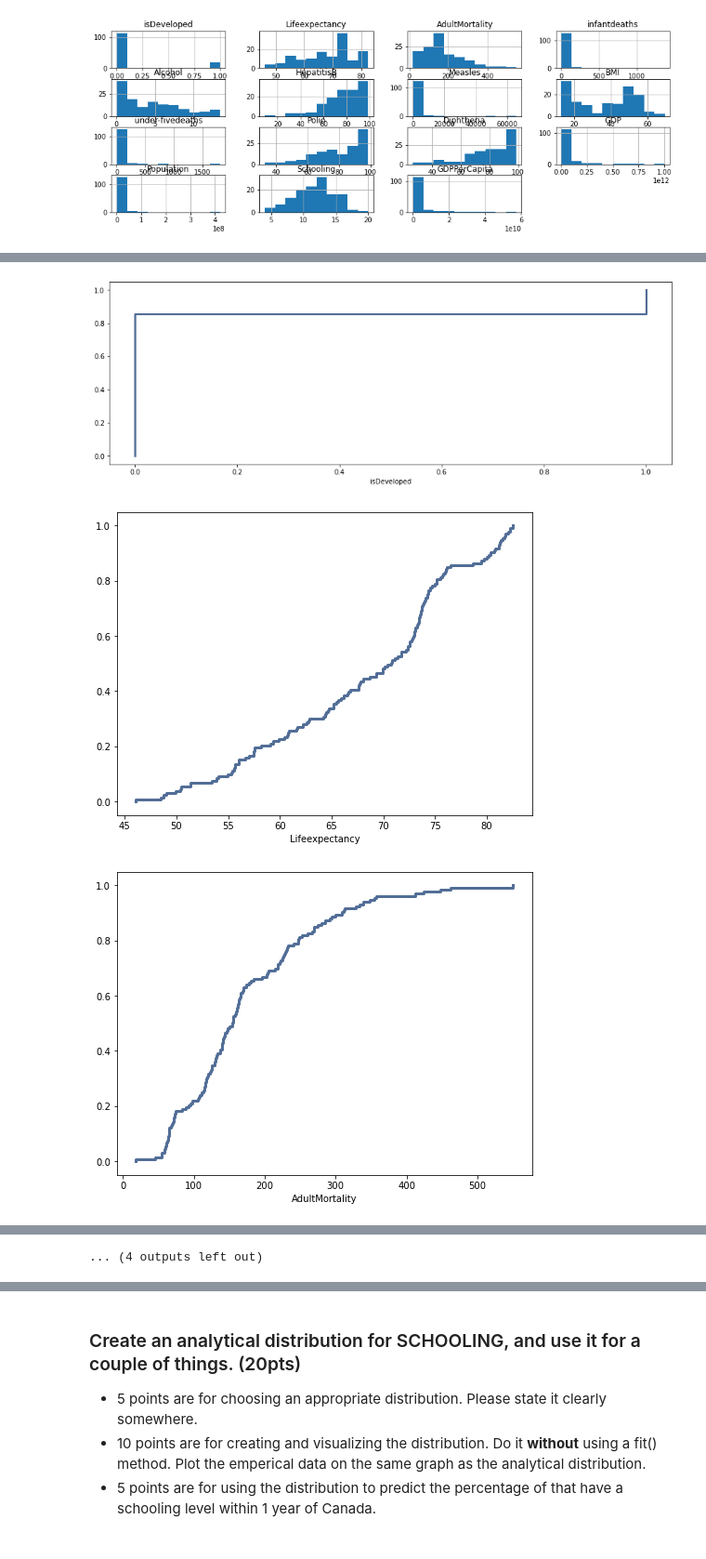
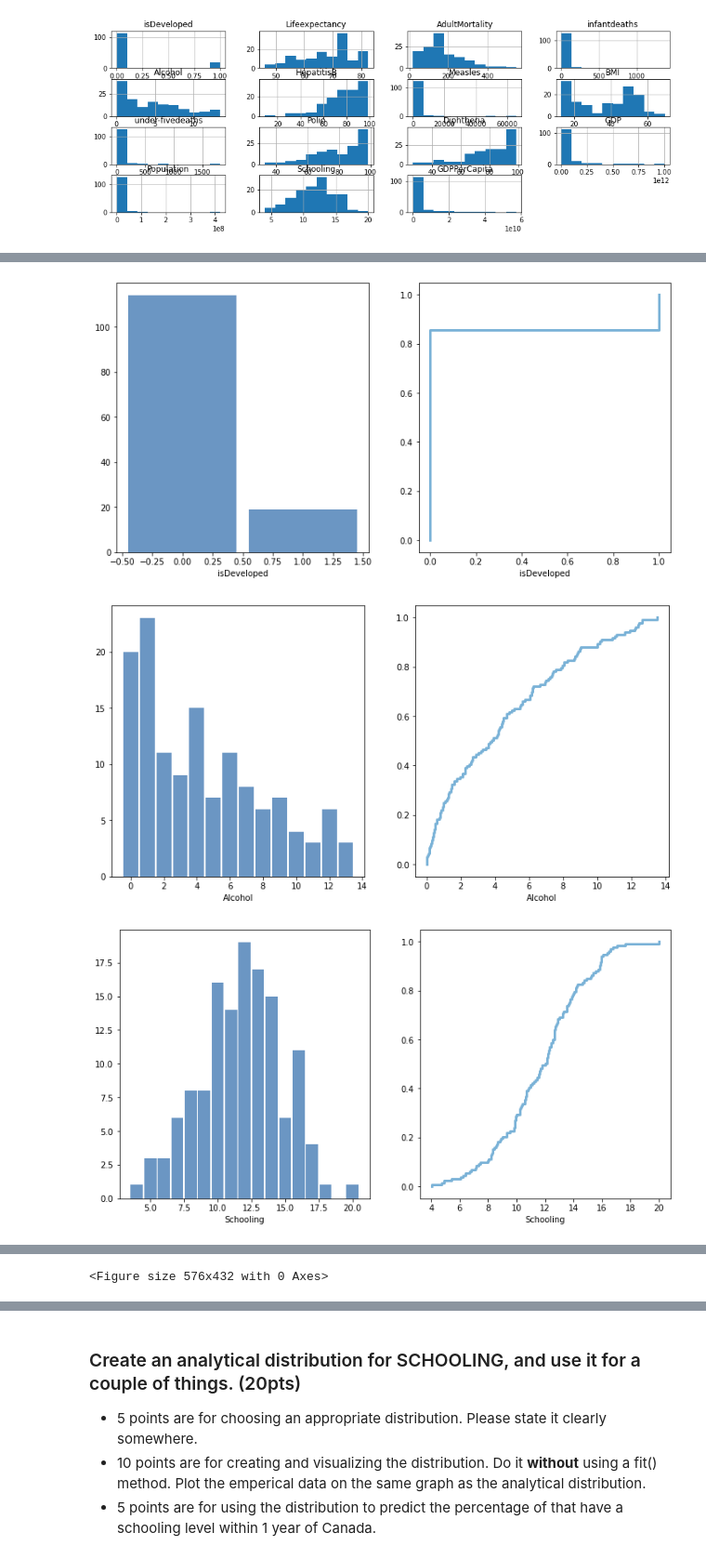
Before and after one commit to zareeiant/BSIP_Assignment_2_Students, a Jupyter notebook: stats_asn_2_start.ipynb, the cells around one changed output, grey strips where cells are left out. Shown at 93% size. Drawn from its saved outputs; the diff is of its cells as text; code cells hidden in the pictures.

```diff
--- a/stats_asn_2_start.ipynb
+++ b/stats_asn_2_start.ipynb
@@ -118,3 +118,19 @@ array([[<AxesSubplot:title={'center':'isDeveloped'}>,
         <AxesSubplot:title={'center':'GDPPerCapita'}>, <AxesSubplot:>]],
       dtype=object)
 [figure]
+# %%
+col=['Lifeexpectancy','BMI']
+
+i=0
+while i < len(col):
+    h = col[i]
+    hist=thinkstats2.Hist(round(df[h],-1))
+    cdf = thinkstats2.Cdf(df[h])
+    thinkplot.PrePlot(2,1,2)
+    thinkplot.Hist(hist)
+    thinkplot.Config(xlabel=h)
+    thinkplot.subplot(2)
+    thinkplot.Cdf(cdf)
+    thinkplot.Config(xlabel=h)
+    thinkplot.Show(xlabel=h)
+    i = i + 1
@@ -121,20 +141,23 @@ array([[<AxesSubplot:title={'center':'isDeveloped'}>,
 # %%
 from cProfile import label
 
 
-cols=['isDeveloped', 'Lifeexpectancy', 'AdultMortality',
-       'infantdeaths', 'Alcohol', 'HepatitisB', 'Measles', 'BMI',
-       'under-fivedeaths', 'Polio', 'Diphtheria', 'GDP', 'Population',
-       'Schooling', 'GDPPerCapita']
+col1=['isDeveloped','Alcohol','Schooling']
+
 i=0
-while i < len(cols):
-    h = cols[i]
+while i < len(col1):
+    h = col1[i]
+    hist=thinkstats2.Hist(round(df[h],0))
     cdf = thinkstats2.Cdf(df[h])
+    thinkplot.PrePlot(2,1,2)
+    thinkplot.Hist(hist)
+    thinkplot.Config(xlabel=h)
+    thinkplot.subplot(2)
     thinkplot.Cdf(cdf)
     thinkplot.Config(xlabel=h)
-    thinkplot.Show()
+    thinkplot.Show(xlabel=h)
     i = i + 1
 # %% [output]
-[figure, old version]
+[figure, new version]
-[figure, old version]
+[figure, new version]
-[figure, old version]
+[figure, new version]
@@ -150 +164 @@ while i < len(cols):
-... (4 outputs left out)
+<Figure size 576x432 with 0 Axes>
```
Also changed, not shown: parts of 37 cells of this notebook.
